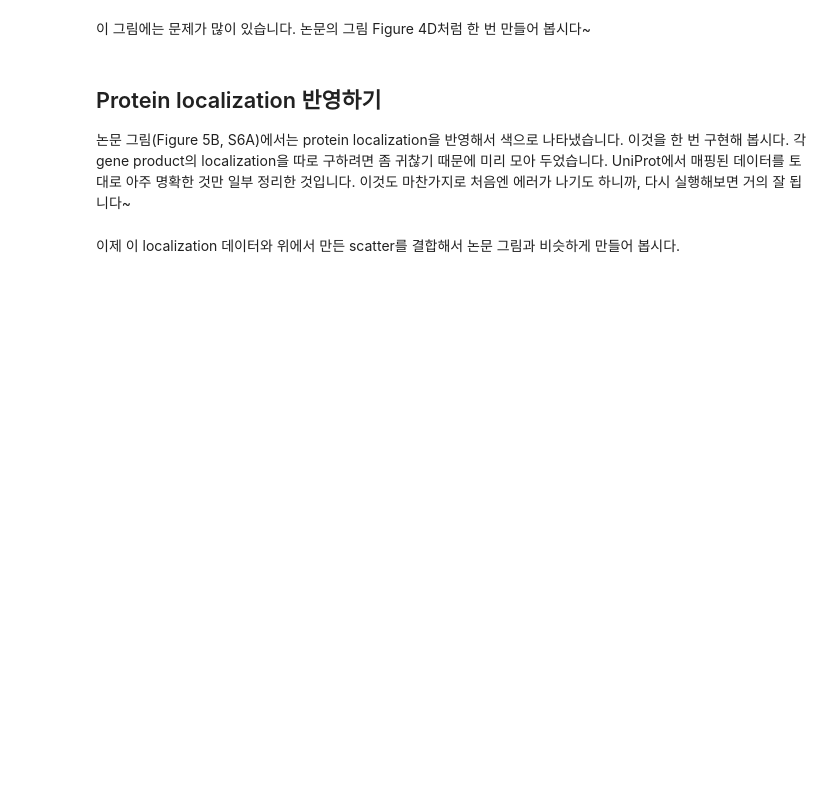
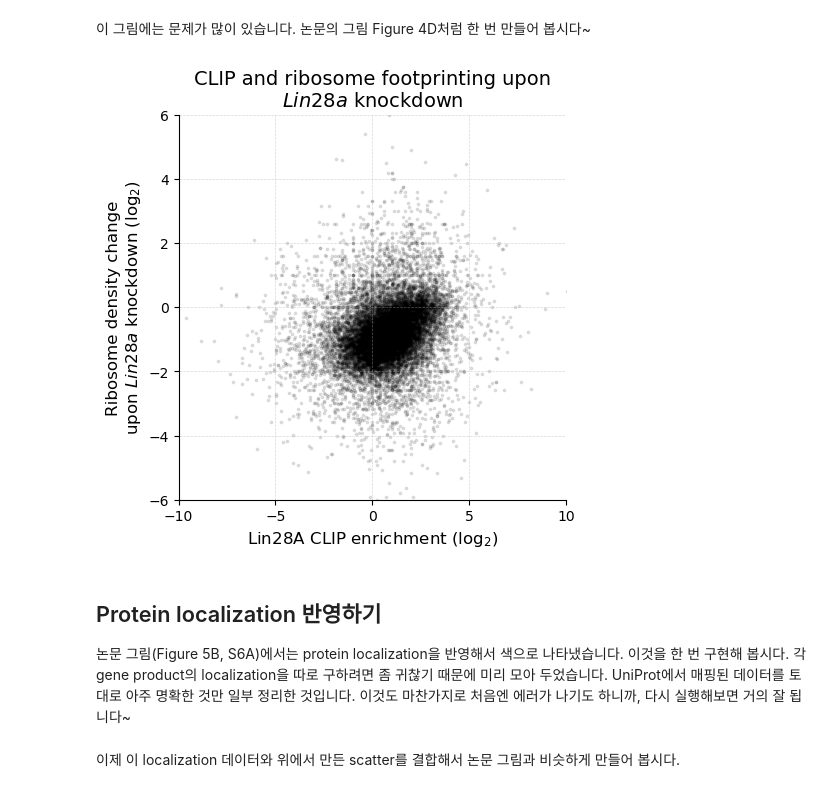
Before and after one commit to krchoihm/bioinfo1-project, a Jupyter notebook: CoLab_TermProj_2024_1.ipynb, the cells around one changed output. Cells and saved outputs as stored; diff of their text form; code cells hidden in the pictures; blank space fills up the shorter version.

Commit message:
Add code for the scatter plot between CLIP and rden (GM1)

```diff
--- a/CoLab_TermProj_2024_1.ipynb
+++ b/CoLab_TermProj_2024_1.ipynb
@@ -215,3 +232,32 @@ ax.scatter(np.log2(cnts['clip_enrichment']),
+# %%
+# 여기에 코드를 새로 작성해서 논문의 그림과 비슷하게 만들어 봅니다.
+
+from matplotlib import pyplot as plt
+import numpy as np
+
+fig, ax = plt.subplots(1, 1, figsize=(5, 5))
+ax.grid(linestyle='--', linewidth=0.5, alpha=0.5)
+ax.spines['right'].set_visible(False)
+ax.spines['top'].set_visible(False)
+
+ax.scatter(np.log2(cnts['clip_enrichment']),
+           np.log2(cnts['rden_change']), c='black', s=3, alpha=0.1)
+
+
+ax.set_xlim(-10, 10)
+ax.set_ylim(-6, 6)
+
+ax.set_xticks(range(-10, 11, 5))
+ax.set_yticks(range(-6, 7, 2))
+
+
+ax.set_xlabel('Lin28A CLIP enrichment ($\mathrm{log}_2$)', fontsize=12)
+ax.set_ylabel('Ribosome density change\nupon $Lin28a$ knockdown ($\mathrm{log}_2$)', fontsize=12)
+ax.set_title('CLIP and ribosome footprinting upon\n$Lin28a$ knockdown', fontsize=14)
+
+plt.show()
+# %% [output]
+[figure, added]
 # %% [markdown]
 ## Protein localization 반영하기
 
```
Also changed, not shown: parts of 4 cells of this notebook.
